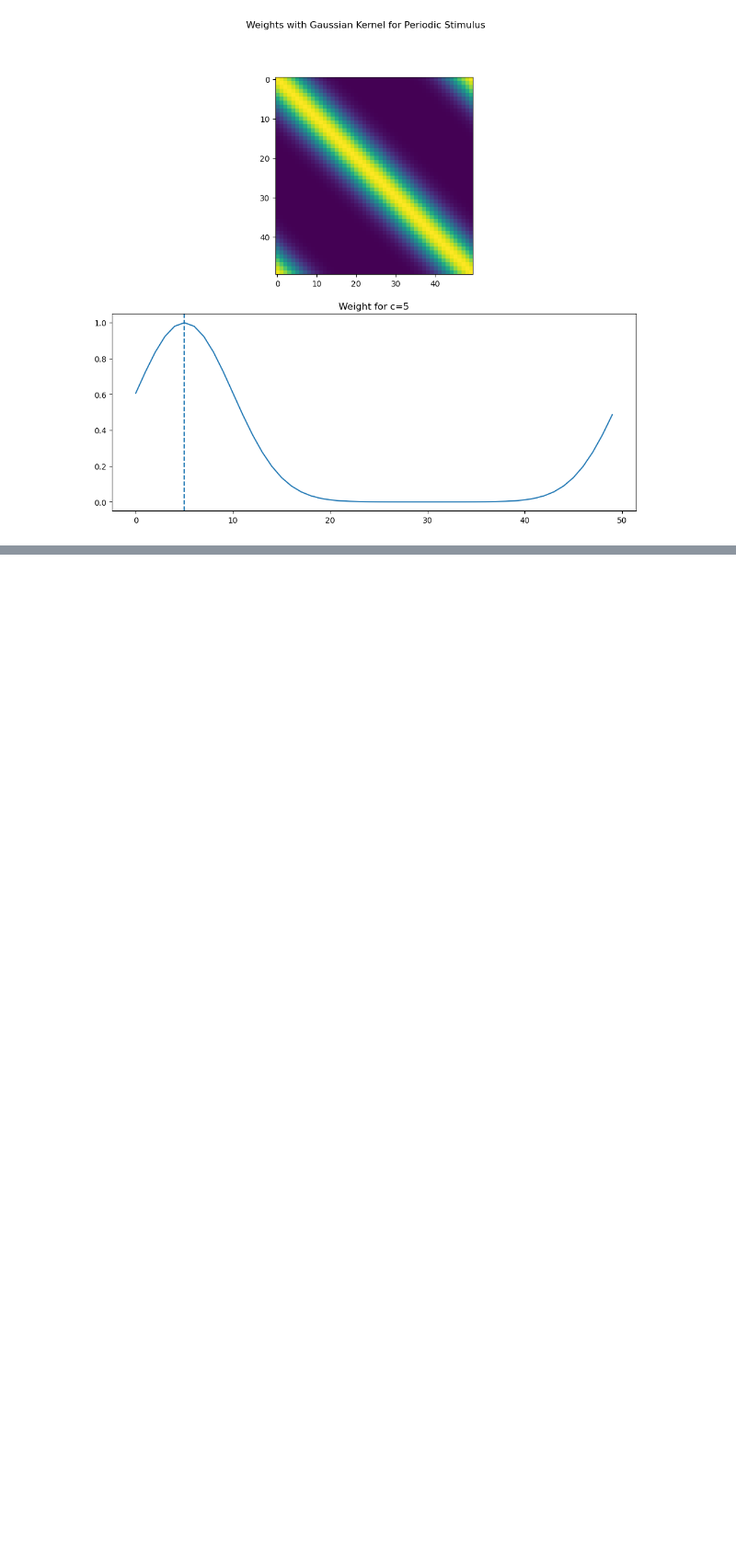
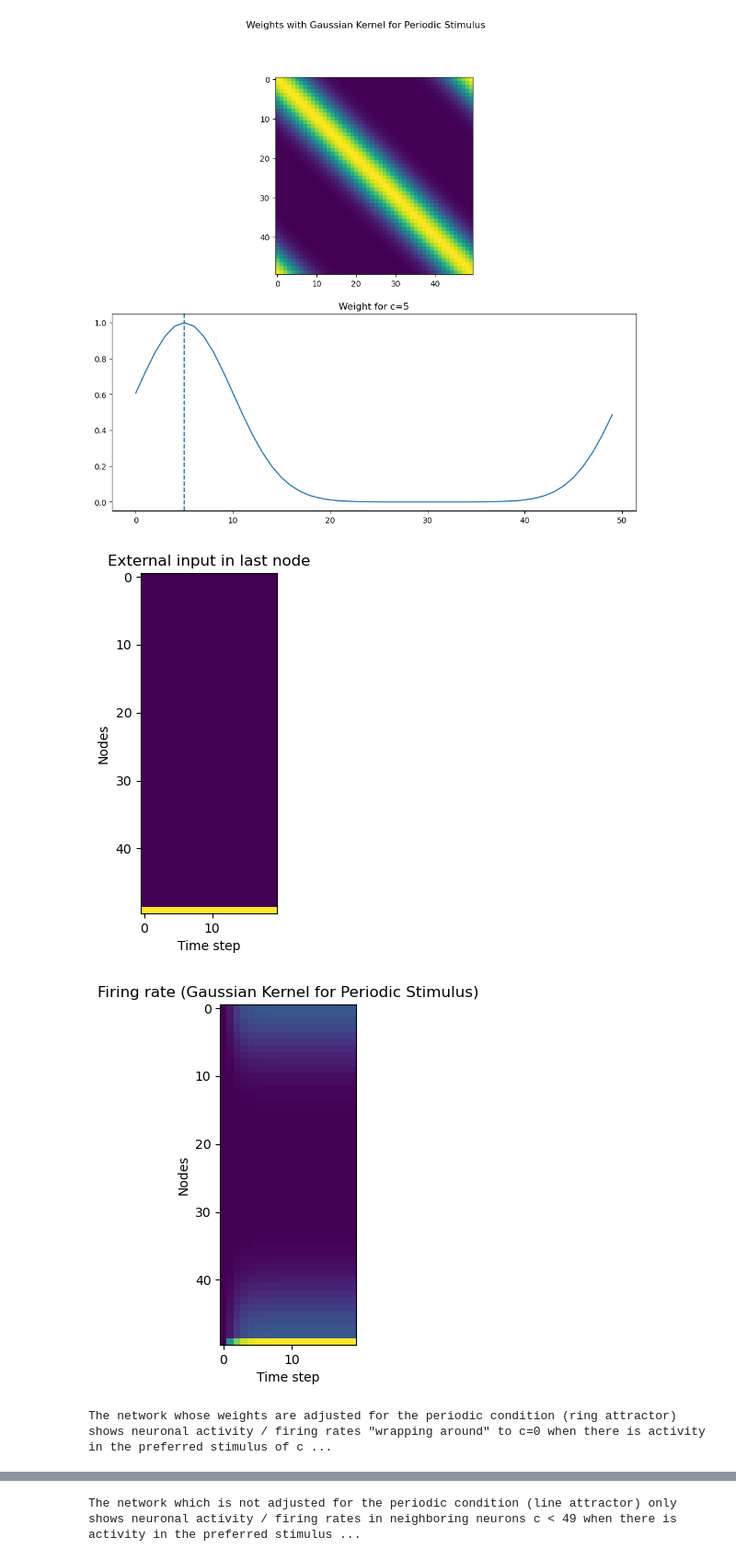
Before and after one commit to michealrm/Trappenberg_CAAN, a Jupyter notebook: caan_simulation.ipynb, the cells around one changed output, grey strips where cells are left out. Shown: that part at 92% size. Drawn from its saved outputs; the diff is of its cells as text; code cells hidden in the pictures; blank space fills up the shorter version.

```diff
--- a/caan_simulation.ipynb
+++ b/caan_simulation.ipynb
@@ -104,3 +109,19 @@ ndyn.plot_weight(network, 5, 'Weights with Gaussian Kernel for Periodic Stimulus
  [2. 3. 4. ... 1. 0. 1.]
  [1. 2. 3. ... 2. 1. 0.]]
 [figure]
+# %%
+nn_gaussian_kernel = ndyn.Network(N=50, T=20)
+
+external_input = np.zeros((network.N, network.T))
+external_input[49] = np.ones(network.T)
+ndyn.plot_external_input(external_input, 'External input in last node')
+network.simulate(external_input, ivp_func=ndyn.sp_solve_ivp, get_U_func=lambda sol: sol.y)
+ndyn.plot_firing_rate(network, 'Firing rate (Gaussian Kernel for Periodic Stimulus)')
+print('The network whose weights are adjusted for the periodic condition (ring attractor) shows neuronal activity / firing rates "wrapping around" to c=0 when there is activity in the preferred stimulus of c=49.')
+nn_gaussian_kernel.simulate(external_input, ivp_func=ndyn.sp_solve_ivp, get_U_func=lambda sol: sol.y)
+ndyn.plot_firing_rate(nn_gaussian_kernel, 'Firing rate (Gaussian Kernel)')
+print('The network which is not adjusted for the periodic condition (line attractor) only shows neuronal activity / firing rates in neighboring neurons c < 49 when there is activity in the preferred stimulus of c=49.')
+# %% [output]
+[figure, added]
+[figure, added]
+The network whose weights are adjusted for the periodic condition (ring attractor) shows neuronal activity / firing rates "wrapping around" to c=0 when there is activity in the preferred stimulus of c ...
@@ -106,0 +129 @@ ndyn.plot_weight(network, 5, 'Weights with Gaussian Kernel for Periodic Stimulus
+The network which is not adjusted for the periodic condition (line attractor) only shows neuronal activity / firing rates in neighboring neurons c < 49 when there is activity in the preferred stimulus ...
```
Also changed, not shown: parts of 18 cells of this notebook, 1 other file.
